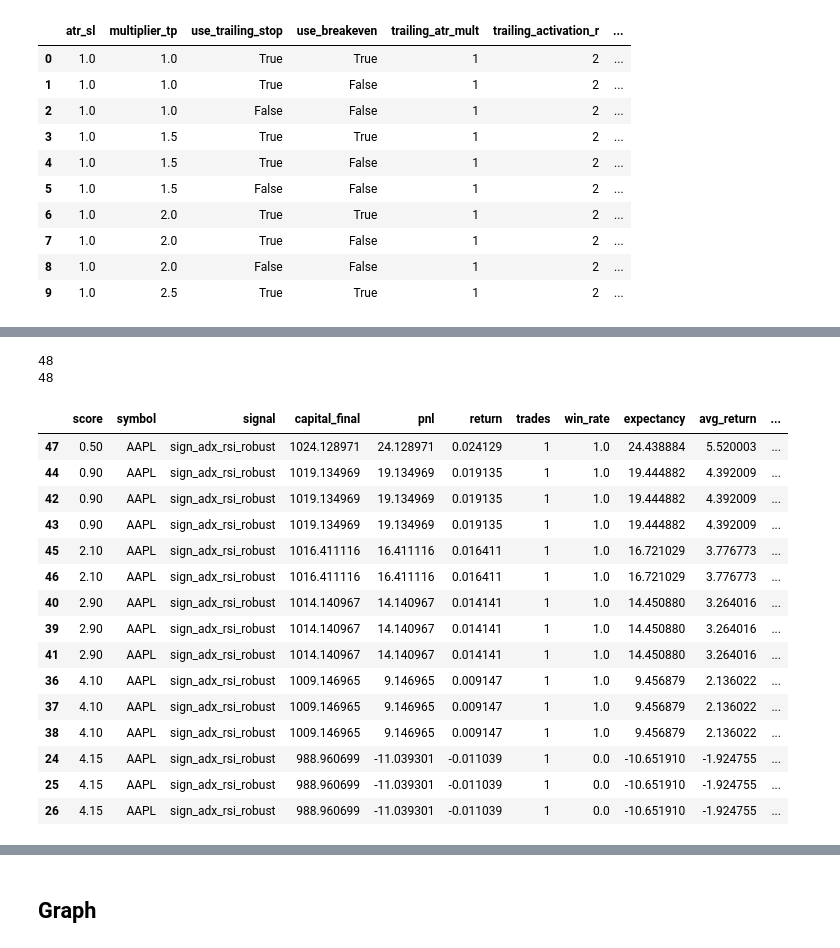
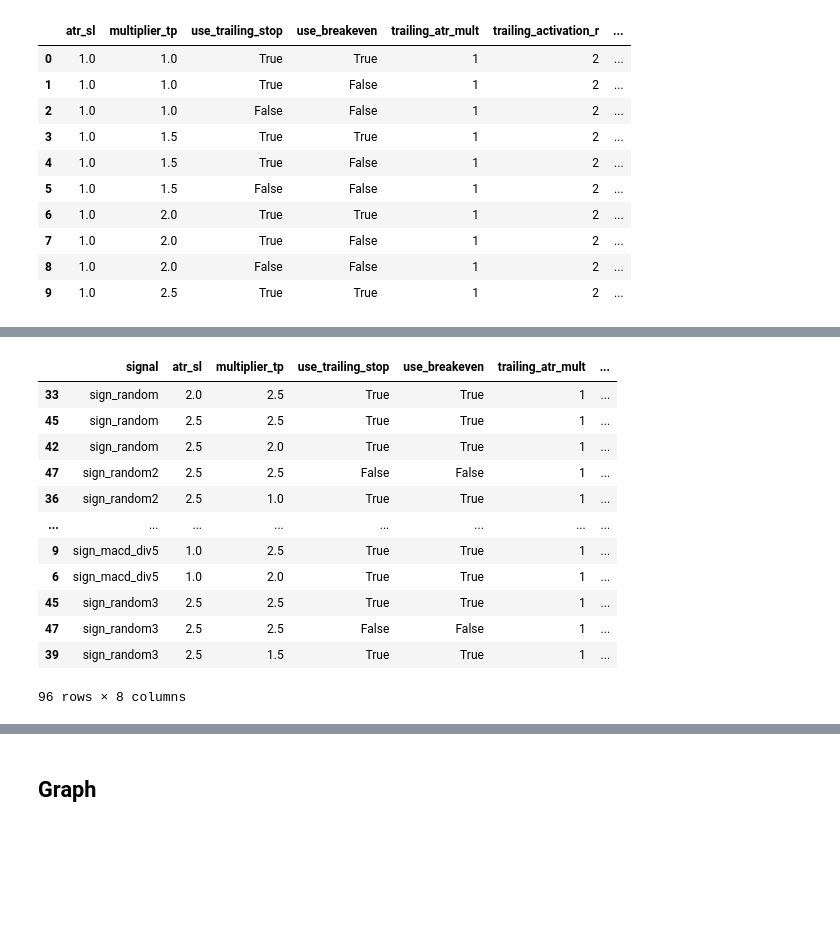
Before and after one commit to josebrx99/python, a Jupyter notebook: trading/engine/backtester.ipynb, the cells around one changed output, grey strips where cells are left out. Saved outputs shown, nothing was run; the diff lists cells and outputs as text; code cells hidden in the pictures; blank space fills up the shorter version.

```diff
--- a/trading/engine/backtester.ipynb
+++ b/trading/engine/backtester.ipynb
@@ -312,10 +327,26 @@ def tunner_sl_tp(df, cols_sign, symb, param_grid):
             for _, row in chunk.iterrows())
         resume_tun.extend([resultado[0] for resultado in resultados])
 
+
+    # for i in tqdm(range(0, len(param_grid))):
+    #     row = param_grid.iloc[i]
+    #     _resume, _trades, _equity = symbol_performance(
+    #                                                 df,
+    #                                                 cols_sign,
+    #                                                 symb,
+    #                                                 atr_sl=row["atr_sl"],
+    #                                                 multiplier_tp=row["multiplier_tp"],
+    #                                                 use_trailing_stop=row["use_trailing_stop"],
+    #                                                 use_breakeven=row["use_breakeven"],
+    #                                                 trailing_atr_mult=row["trailing_atr_mult"],
+    #                                                 trailing_activation_r=row["trailing_activation_r"],
+    #                                                 breakeven_trigger_r=row["breakeven_trigger_r"])
+    #     resume_tun.append(_resume)
+
+
     resume_tun = pd.concat(resume_tun, ignore_index=True)
+    resume_tun.drop_duplicates(['symbol', 'signal', 'capital_final', 'pnl', 'return', 'trades', 'win_rate', 'expectancy', 'avg_return', 'max_drawdown', 'sharpe'], inplace = True)
     resume_tun = calculate_score(resume_tun)
-    print(len(resume_tun))
-    resume_tun = resume_tun[["score"] + [col for col in resume_tun.columns if col != "score"]].sort_values("score", ascending=True).drop_duplicates()
-    print(len(resume_tun))
+    resume_tun = resume_tun[["score"] + [col for col in resume_tun.columns if col != "score"]].sort_values("score", ascending=True)
     return resume_tun
 # %%
@@ -324,23 +388,23 @@ cols_del = ["capital", "avg_win", "avg_loss", "median_return", "sortino","cagr",
+# %%
+param_grid_eval = resume_train[["signal"] + [x for x in resume_train if "param" in x]]
+param_grid_eval.columns = [x.replace("param.","") for x in param_grid_eval]
+param_grid_eval
+# %% [output]
+|  | signal | atr_sl | multiplier_tp | use_trailing_stop | use_breakeven | trailing_atr_mult | ... |
+| 33 | sign_random | 2.0 | 2.5 | True | True | 1 | ... |
+| 45 | sign_random | 2.5 | 2.5 | True | True | 1 | ... |
+| 42 | sign_random | 2.5 | 2.0 | True | True | 1 | ... |
+| 47 | sign_random2 | 2.5 | 2.5 | False | False | 1 | ... |
+| 36 | sign_random2 | 2.5 | 1.0 | True | True | 1 | ... |
+| ... | ... | ... | ... | ... | ... | ... | ... |
+| 9 | sign_macd_div5 | 1.0 | 2.5 | True | True | 1 | ... |
+| 6 | sign_macd_div5 | 1.0 | 2.0 | True | True | 1 | ... |
+| 45 | sign_random3 | 2.5 | 2.5 | True | True | 1 | ... |
+| 47 | sign_random3 | 2.5 | 2.5 | False | False | 1 | ... |
+| 39 | sign_random3 | 2.5 | 1.5 | True | True | 1 | ... |
+96 rows × 8 columns
 # %%
-# 1. Tuning in train
-resume_train = tunner_sl_tp(df_train, cols_sign, symb, param_grid)
-resume_train.drop(columns=cols_del).head(15)
+# 2. Testing in evaluation
+resume_eval = tunner_sl_tp(df_eval, cols_sign, symb, param_grid_eval)
+resume_eval["dataset"] = "eval"
+resume_eval.drop(columns=cols_del).head(15)
-# %% [output]
-48
-48
-|  | score | symbol | signal | capital_final | pnl | return | trades | win_rate | expectancy | avg_return | ... |
-| 47 | 0.50 | AAPL | sign_adx_rsi_robust | 1024.128971 | 24.128971 | 0.024129 | 1 | 1.0 | 24.438884 | 5.520003 | ... |
-| 44 | 0.90 | AAPL | sign_adx_rsi_robust | 1019.134969 | 19.134969 | 0.019135 | 1 | 1.0 | 19.444882 | 4.392009 | ... |
-| 42 | 0.90 | AAPL | sign_adx_rsi_robust | 1019.134969 | 19.134969 | 0.019135 | 1 | 1.0 | 19.444882 | 4.392009 | ... |
-| 43 | 0.90 | AAPL | sign_adx_rsi_robust | 1019.134969 | 19.134969 | 0.019135 | 1 | 1.0 | 19.444882 | 4.392009 | ... |
-| 45 | 2.10 | AAPL | sign_adx_rsi_robust | 1016.411116 | 16.411116 | 0.016411 | 1 | 1.0 | 16.721029 | 3.776773 | ... |
-| 46 | 2.10 | AAPL | sign_adx_rsi_robust | 1016.411116 | 16.411116 | 0.016411 | 1 | 1.0 | 16.721029 | 3.776773 | ... |
-| 40 | 2.90 | AAPL | sign_adx_rsi_robust | 1014.140967 | 14.140967 | 0.014141 | 1 | 1.0 | 14.450880 | 3.264016 | ... |
-| 39 | 2.90 | AAPL | sign_adx_rsi_robust | 1014.140967 | 14.140967 | 0.014141 | 1 | 1.0 | 14.450880 | 3.264016 | ... |
-| 41 | 2.90 | AAPL | sign_adx_rsi_robust | 1014.140967 | 14.140967 | 0.014141 | 1 | 1.0 | 14.450880 | 3.264016 | ... |
-| 36 | 4.10 | AAPL | sign_adx_rsi_robust | 1009.146965 | 9.146965 | 0.009147 | 1 | 1.0 | 9.456879 | 2.136022 | ... |
-| 37 | 4.10 | AAPL | sign_adx_rsi_robust | 1009.146965 | 9.146965 | 0.009147 | 1 | 1.0 | 9.456879 | 2.136022 | ... |
-| 38 | 4.10 | AAPL | sign_adx_rsi_robust | 1009.146965 | 9.146965 | 0.009147 | 1 | 1.0 | 9.456879 | 2.136022 | ... |
-| 24 | 4.15 | AAPL | sign_adx_rsi_robust | 988.960699 | -11.039301 | -0.011039 | 1 | 0.0 | -10.651910 | -1.924755 | ... |
-| 25 | 4.15 | AAPL | sign_adx_rsi_robust | 988.960699 | -11.039301 | -0.011039 | 1 | 0.0 | -10.651910 | -1.924755 | ... |
-| 26 | 4.15 | AAPL | sign_adx_rsi_robust | 988.960699 | -11.039301 | -0.011039 | 1 | 0.0 | -10.651910 | -1.924755 | ... |
```
Also changed, not shown: parts of 19 cells of this notebook, 5 other files.
